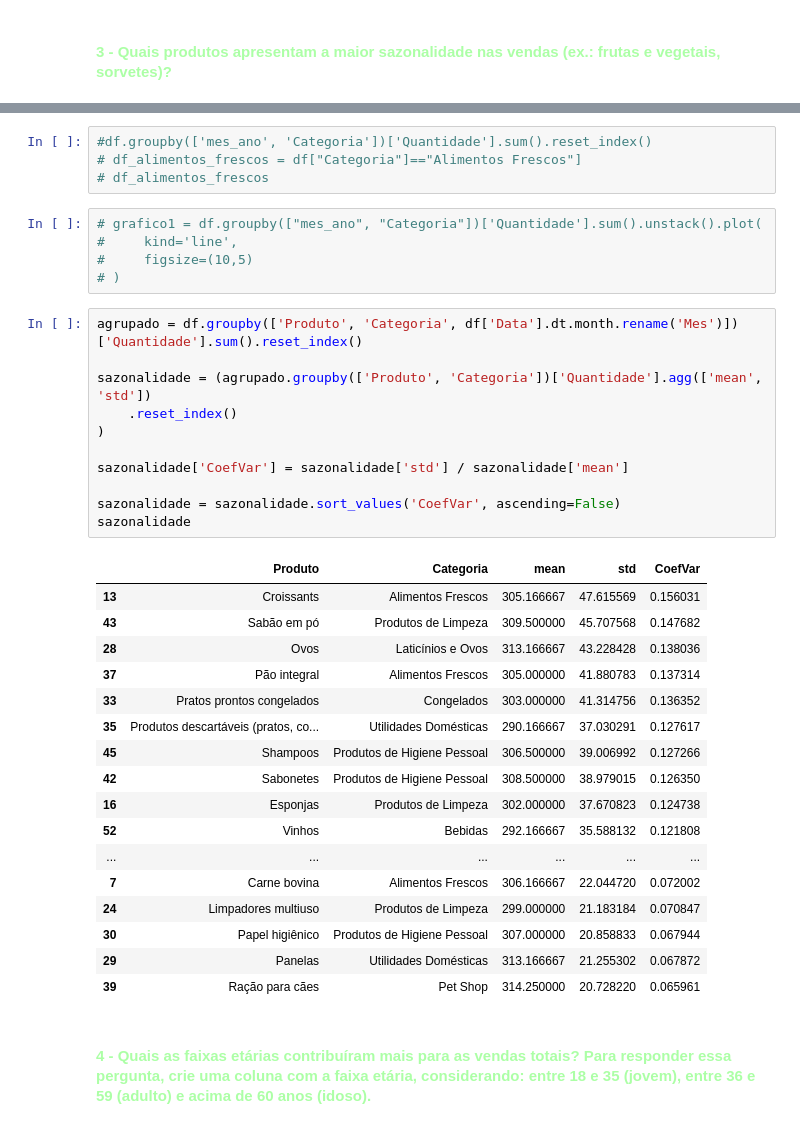
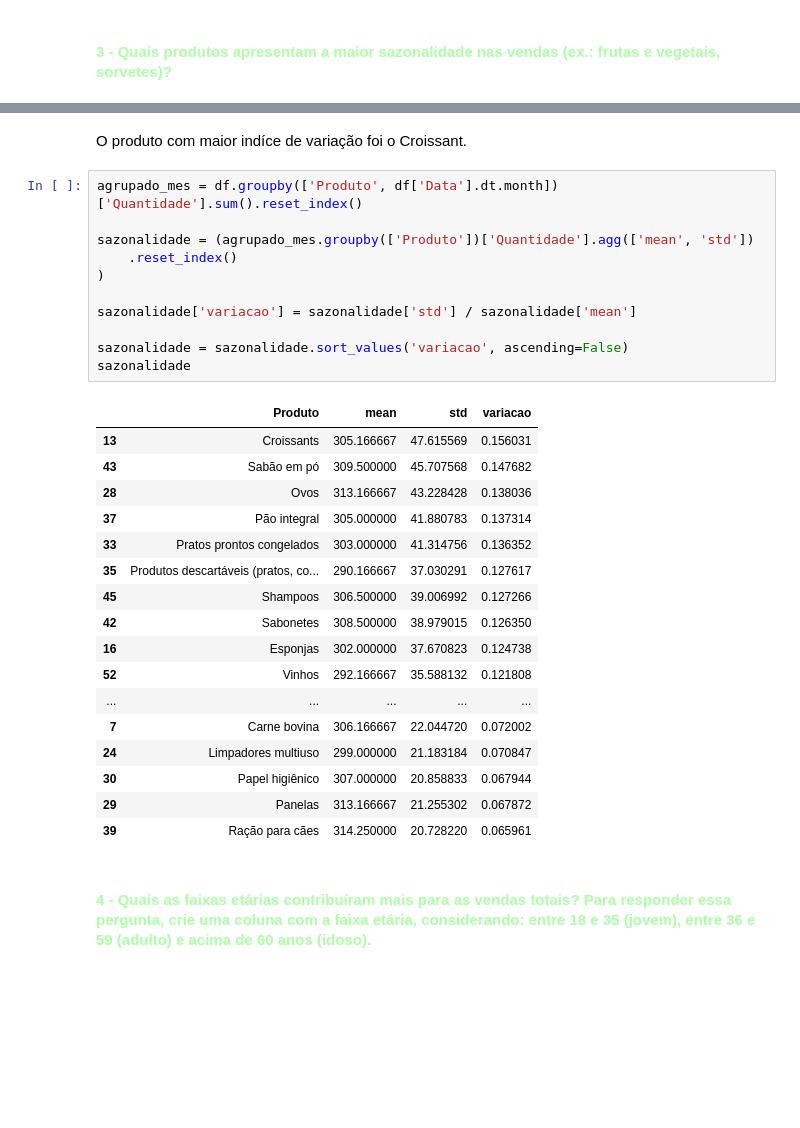
Before and after one commit to flavio1401/projeto_ada_modulo_3, a Jupyter notebook: projeto_final_flavio_garcia_torres.ipynb, the cells around one changed output, grey strips where cells are left out. Saved outputs shown, nothing was run; the diff lists cells and outputs as text; blank space fills up the shorter version.

```diff
--- a/projeto_final_flavio_garcia_torres.ipynb
+++ b/projeto_final_flavio_garcia_torres.ipynb
@@ -243,41 +191,34 @@ df
-# %%
-#df.groupby(['mes_ano', 'Categoria'])['Quantidade'].sum().reset_index()
-# df_alimentos_frescos = df["Categoria"]=="Alimentos Frescos"]
-# df_alimentos_frescos
-# %%
-# grafico1 = df.groupby(["mes_ano", "Categoria"])['Quantidade'].sum().unstack().plot(
-#     kind='line',
-#     figsize=(10,5)
-# )
+# %% [markdown]
+O produto com maior indíce de variação foi o Croissant.
 # %%
-agrupado = df.groupby(['Produto', 'Categoria', df['Data'].dt.month.rename('Mes')])['Quantidade'].sum().reset_index()
+agrupado_mes = df.groupby(['Produto', df['Data'].dt.month])['Quantidade'].sum().reset_index()
 
-sazonalidade = (agrupado.groupby(['Produto', 'Categoria'])['Quantidade'].agg(['mean', 'std'])
+sazonalidade = (agrupado_mes.groupby(['Produto'])['Quantidade'].agg(['mean', 'std'])
     .reset_index()
 )
 
-sazonalidade['CoefVar'] = sazonalidade['std'] / sazonalidade['mean']
+sazonalidade['variacao'] = sazonalidade['std'] / sazonalidade['mean']
 
-sazonalidade = sazonalidade.sort_values('CoefVar', ascending=False)
+sazonalidade = sazonalidade.sort_values('variacao', ascending=False)
 sazonalidade
 # %% [output]
-|  | Produto | Categoria | mean | std | CoefVar |
-| 13 | Croissants | Alimentos Frescos | 305.166667 | 47.615569 | 0.156031 |
-| 43 | Sabão em pó | Produtos de Limpeza | 309.500000 | 45.707568 | 0.147682 |
-| 28 | Ovos | Laticínios e Ovos | 313.166667 | 43.228428 | 0.138036 |
-| 37 | Pão integral | Alimentos Frescos | 305.000000 | 41.880783 | 0.137314 |
-| 33 | Pratos prontos congelados | Congelados | 303.000000 | 41.314756 | 0.136352 |
-| 35 | Produtos descartáveis (pratos, co... | Utilidades Domésticas | 290.166667 | 37.030291 | 0.127617 |
-| 45 | Shampoos | Produtos de Higiene Pessoal | 306.500000 | 39.006992 | 0.127266 |
-| 42 | Sabonetes | Produtos de Higiene Pessoal | 308.500000 | 38.979015 | 0.126350 |
-| 16 | Esponjas | Produtos de Limpeza | 302.000000 | 37.670823 | 0.124738 |
-| 52 | Vinhos | Bebidas | 292.166667 | 35.588132 | 0.121808 |
-| ... | ... | ... | ... | ... | ... |
-| 7 | Carne bovina | Alimentos Frescos | 306.166667 | 22.044720 | 0.072002 |
-| 24 | Limpadores multiuso | Produtos de Limpeza | 299.000000 | 21.183184 | 0.070847 |
-| 30 | Papel higiênico | Produtos de Higiene Pessoal | 307.000000 | 20.858833 | 0.067944 |
-| 29 | Panelas | Utilidades Domésticas | 313.166667 | 21.255302 | 0.067872 |
-| 39 | Ração para cães | Pet Shop | 314.250000 | 20.728220 | 0.065961 |
+|  | Produto | mean | std | variacao |
+| 13 | Croissants | 305.166667 | 47.615569 | 0.156031 |
+| 43 | Sabão em pó | 309.500000 | 45.707568 | 0.147682 |
+| 28 | Ovos | 313.166667 | 43.228428 | 0.138036 |
+| 37 | Pão integral | 305.000000 | 41.880783 | 0.137314 |
+| 33 | Pratos prontos congelados | 303.000000 | 41.314756 | 0.136352 |
+| 35 | Produtos descartáveis (pratos, co... | 290.166667 | 37.030291 | 0.127617 |
+| 45 | Shampoos | 306.500000 | 39.006992 | 0.127266 |
+| 42 | Sabonetes | 308.500000 | 38.979015 | 0.126350 |
+| 16 | Esponjas | 302.000000 | 37.670823 | 0.124738 |
+| 52 | Vinhos | 292.166667 | 35.588132 | 0.121808 |
+| ... | ... | ... | ... | ... |
+| 7 | Carne bovina | 306.166667 | 22.044720 | 0.072002 |
+| 24 | Limpadores multiuso | 299.000000 | 21.183184 | 0.070847 |
+| 30 | Papel higiênico | 307.000000 | 20.858833 | 0.067944 |
+| 29 | Panelas | 313.166667 | 21.255302 | 0.067872 |
+| 39 | Ração para cães | 314.250000 | 20.728220 | 0.065961 |
 # %% [markdown]
 #### <span style="color: #acffa6;"><b>4 - Quais as faixas etárias contribuíram mais para as vendas totais? Para responder essa pergunta, crie uma coluna com a faixa etária, considerando: entre 18 e 35 (jovem), entre 36 e 59 (adulto) e acima de 60 anos (idoso).</b></span>
 # %% [markdown]
```
Also changed, not shown: parts of 12 cells of this notebook.
